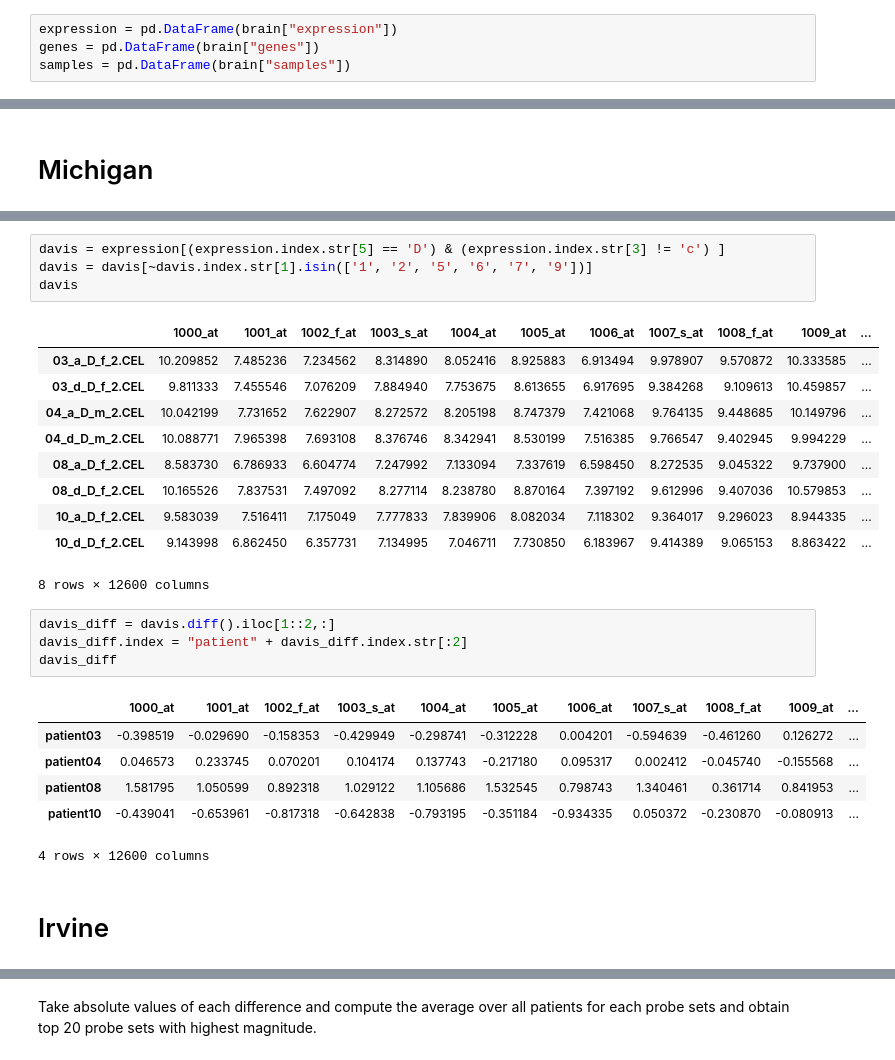
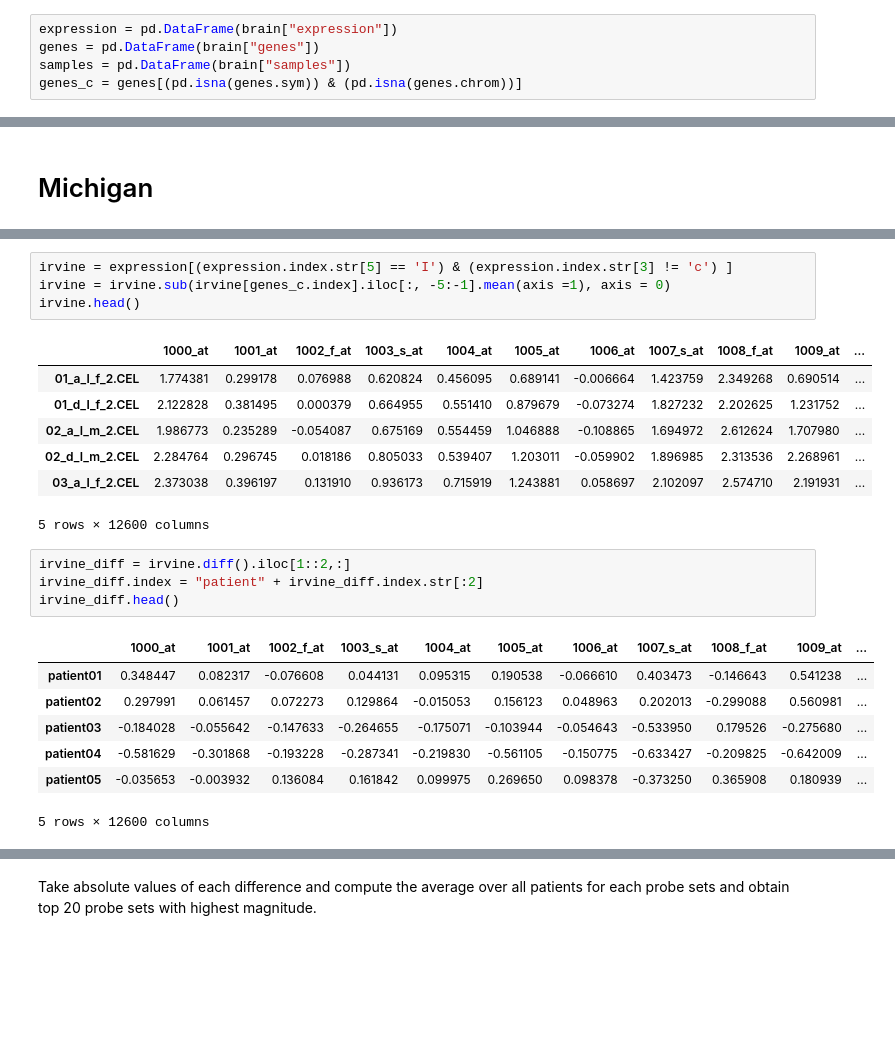
Before and after one commit to unique-subedi/604-gene-expression, a Jupyter notebook: Unique_gene_expression_master.ipynb, the cells around one changed output, grey strips where cells are left out. Drawn from its saved outputs; the diff is of its cells as text; blank space fills up the shorter version.

```diff
--- a/Unique_gene_expression_master.ipynb
+++ b/Unique_gene_expression_master.ipynb
@@ -29,6 +31,7 @@ Successfully installed pyreadr-0.4.7
 expression = pd.DataFrame(brain["expression"])
 genes = pd.DataFrame(brain["genes"])
 samples = pd.DataFrame(brain["samples"])
+genes_c = genes[(pd.isna(genes.sym)) & (pd.isna(genes.chrom))]
 # %%
 expression.head()
 genes.head()
@@ -81,28 +88,24 @@ michigan_diff
 # %%
-davis = expression[(expression.index.str[5] == 'D') & (expression.index.str[3] != 'c') ]
-davis = davis[~davis.index.str[1].isin(['1', '2', '5', '6', '7', '9'])]
-davis
+irvine = expression[(expression.index.str[5] == 'I') & (expression.index.str[3] != 'c') ]
+irvine = irvine.sub(irvine[genes_c.index].iloc[:, -5:-1].mean(axis =1), axis = 0)
+irvine.head()
 # %% [output]
 |  | 1000_at | 1001_at | 1002_f_at | 1003_s_at | 1004_at | 1005_at | 1006_at | 1007_s_at | 1008_f_at | 1009_at | ... |
-| 03_a_D_f_2.CEL | 10.209852 | 7.485236 | 7.234562 | 8.314890 | 8.052416 | 8.925883 | 6.913494 | 9.978907 | 9.570872 | 10.333585 | ... |
-| 03_d_D_f_2.CEL | 9.811333 | 7.455546 | 7.076209 | 7.884940 | 7.753675 | 8.613655 | 6.917695 | 9.384268 | 9.109613 | 10.459857 | ... |
-| 04_a_D_m_2.CEL | 10.042199 | 7.731652 | 7.622907 | 8.272572 | 8.205198 | 8.747379 | 7.421068 | 9.764135 | 9.448685 | 10.149796 | ... |
-| 04_d_D_m_2.CEL | 10.088771 | 7.965398 | 7.693108 | 8.376746 | 8.342941 | 8.530199 | 7.516385 | 9.766547 | 9.402945 | 9.994229 | ... |
-| 08_a_D_f_2.CEL | 8.583730 | 6.786933 | 6.604774 | 7.247992 | 7.133094 | 7.337619 | 6.598450 | 8.272535 | 9.045322 | 9.737900 | ... |
-| 08_d_D_f_2.CEL | 10.165526 | 7.837531 | 7.497092 | 8.277114 | 8.238780 | 8.870164 | 7.397192 | 9.612996 | 9.407036 | 10.579853 | ... |
-| 10_a_D_f_2.CEL | 9.583039 | 7.516411 | 7.175049 | 7.777833 | 7.839906 | 8.082034 | 7.118302 | 9.364017 | 9.296023 | 8.944335 | ... |
-| 10_d_D_f_2.CEL | 9.143998 | 6.862450 | 6.357731 | 7.134995 | 7.046711 | 7.730850 | 6.183967 | 9.414389 | 9.065153 | 8.863422 | ... |
+| 01_a_I_f_2.CEL | 1.774381 | 0.299178 | 0.076988 | 0.620824 | 0.456095 | 0.689141 | -0.006664 | 1.423759 | 2.349268 | 0.690514 | ... |
+| 01_d_I_f_2.CEL | 2.122828 | 0.381495 | 0.000379 | 0.664955 | 0.551410 | 0.879679 | -0.073274 | 1.827232 | 2.202625 | 1.231752 | ... |
+| 02_a_I_m_2.CEL | 1.986773 | 0.235289 | -0.054087 | 0.675169 | 0.554459 | 1.046888 | -0.108865 | 1.694972 | 2.612624 | 1.707980 | ... |
+| 02_d_I_m_2.CEL | 2.284764 | 0.296745 | 0.018186 | 0.805033 | 0.539407 | 1.203011 | -0.059902 | 1.896985 | 2.313536 | 2.268961 | ... |
+| 03_a_I_f_2.CEL | 2.373038 | 0.396197 | 0.131910 | 0.936173 | 0.715919 | 1.243881 | 0.058697 | 2.102097 | 2.574710 | 2.191931 | ... |
-8 rows × 12600 columns
+5 rows × 12600 columns
 # %%
-davis_diff = davis.diff().iloc[1::2,:]
-davis_diff.index = "patient" + davis_diff.index.str[:2]
-davis_diff
+irvine_diff = irvine.diff().iloc[1::2,:]
+irvine_diff.index = "patient" + irvine_diff.index.str[:2]
+irvine_diff.head()
 # %% [output]
 |  | 1000_at | 1001_at | 1002_f_at | 1003_s_at | 1004_at | 1005_at | 1006_at | 1007_s_at | 1008_f_at | 1009_at | ... |
-| patient03 | -0.398519 | -0.029690 | -0.158353 | -0.429949 | -0.298741 | -0.312228 | 0.004201 | -0.594639 | -0.461260 | 0.126272 | ... |
-| patient04 | 0.046573 | 0.233745 | 0.070201 | 0.104174 | 0.137743 | -0.217180 | 0.095317 | 0.002412 | -0.045740 | -0.155568 | ... |
-| patient08 | 1.581795 | 1.050599 | 0.892318 | 1.029122 | 1.105686 | 1.532545 | 0.798743 | 1.340461 | 0.361714 | 0.841953 | ... |
-| patient10 | -0.439041 | -0.653961 | -0.817318 | -0.642838 | -0.793195 | -0.351184 | -0.934335 | 0.050372 | -0.230870 | -0.080913 | ... |
+| patient01 | 0.348447 | 0.082317 | -0.076608 | 0.044131 | 0.095315 | 0.190538 | -0.066610 | 0.403473 | -0.146643 | 0.541238 | ... |
+| patient02 | 0.297991 | 0.061457 | 0.072273 | 0.129864 | -0.015053 | 0.156123 | 0.048963 | 0.202013 | -0.299088 | 0.560981 | ... |
+| patient03 | -0.184028 | -0.055642 | -0.147633 | -0.264655 | -0.175071 | -0.103944 | -0.054643 | -0.533950 | 0.179526 | -0.275680 | ... |
+| patient04 | -0.581629 | -0.301868 | -0.193228 | -0.287341 | -0.219830 | -0.561105 | -0.150775 | -0.633427 | -0.209825 | -0.642009 | ... |
+| patient05 | -0.035653 | -0.003932 | 0.136084 | 0.161842 | 0.099975 | 0.269650 | 0.098378 | -0.373250 | 0.365908 | 0.180939 | ... |
-4 rows × 12600 columns
+5 rows × 12600 columns
-# %% [markdown]
-# Irvine
```
Also changed, not shown: parts of 12 cells of this notebook.
